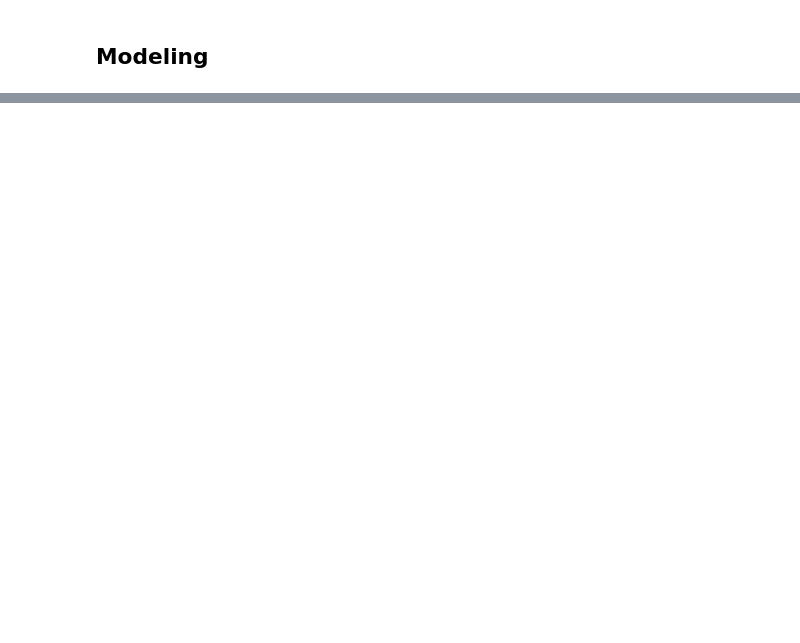
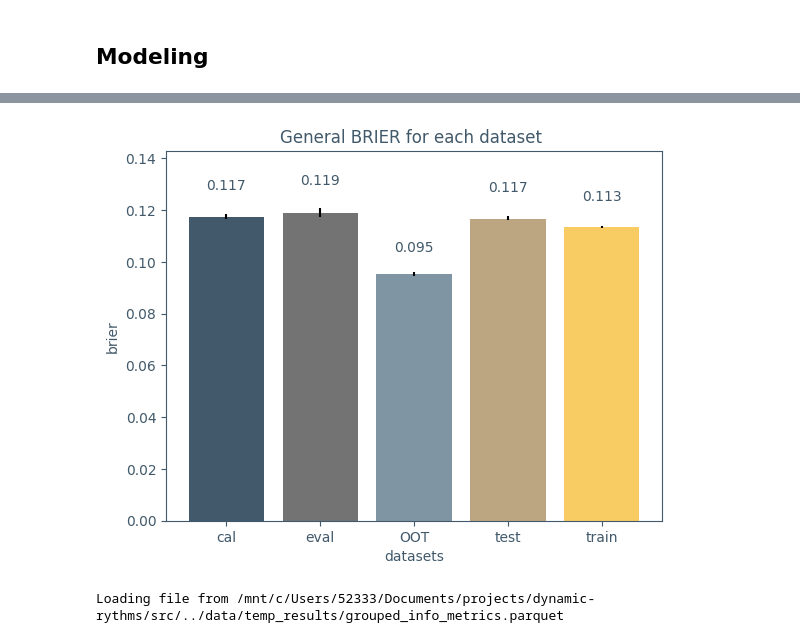
Before and after one commit to dhdzmota/dynamic-rythms, a Jupyter notebook: notebooks/model_pipeline.ipynb, the cells around one changed output, grey strips where cells are left out. Saved outputs shown, nothing was run; the diff lists cells and outputs as text; code cells hidden in the pictures; blank space fills up the shorter version.

```diff
--- a/notebooks/model_pipeline.ipynb
+++ b/notebooks/model_pipeline.ipynb
@@ -187,0 +214,8 @@ dataset_splitting.splitting_process(save=True, return_data=False)
+# %%
+m = understanding_model.plot_general_metrics(metrics, 'brier', baseline=None)
+# %% [output]
+[figure, added]
+# %%
+grouped_info_metrics = understanding_model.generate_grouped_info_metrics(info, months=6)
+# %% [output]
+Loading file from /mnt/c/Users/52333/Documents/projects/dynamic-rythms/src/../data/temp_results/grouped_info_metrics.parquet
```
Also changed, not shown: parts of 16 cells of this notebook.
